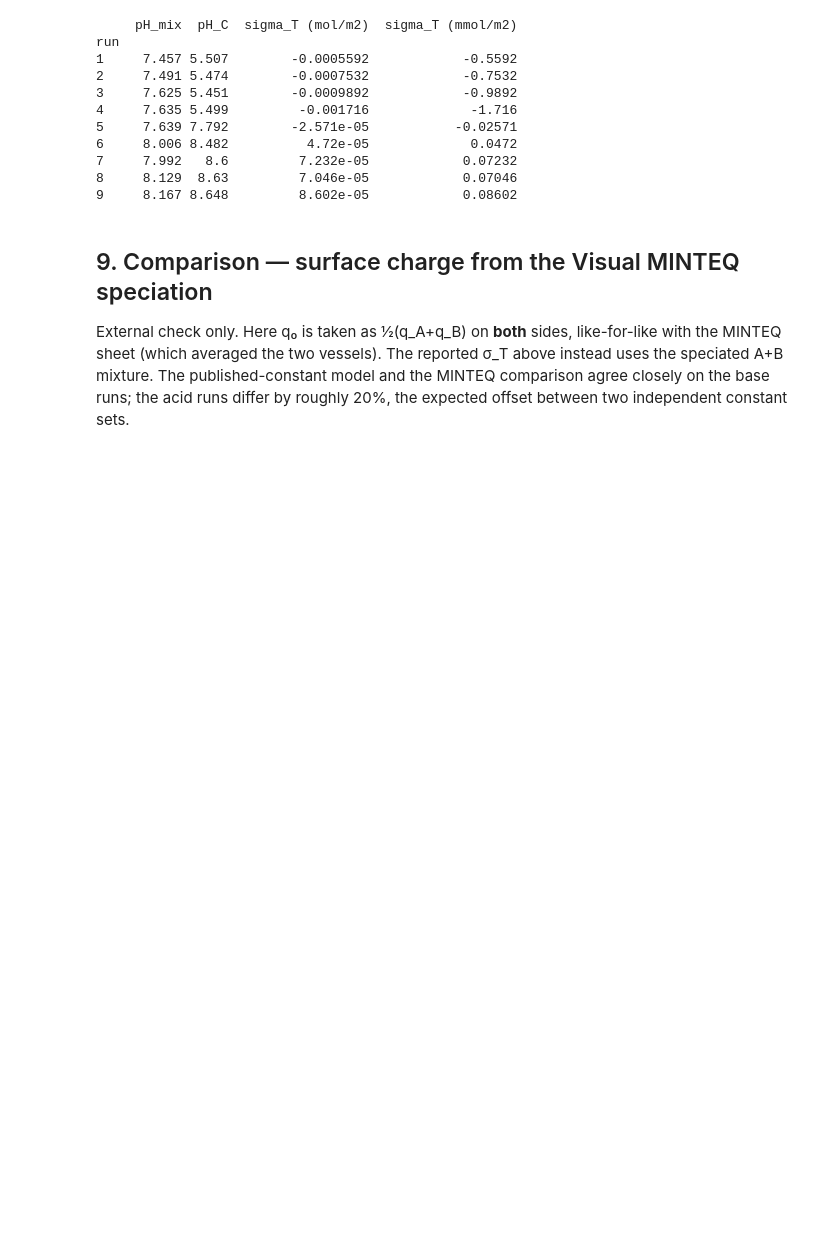
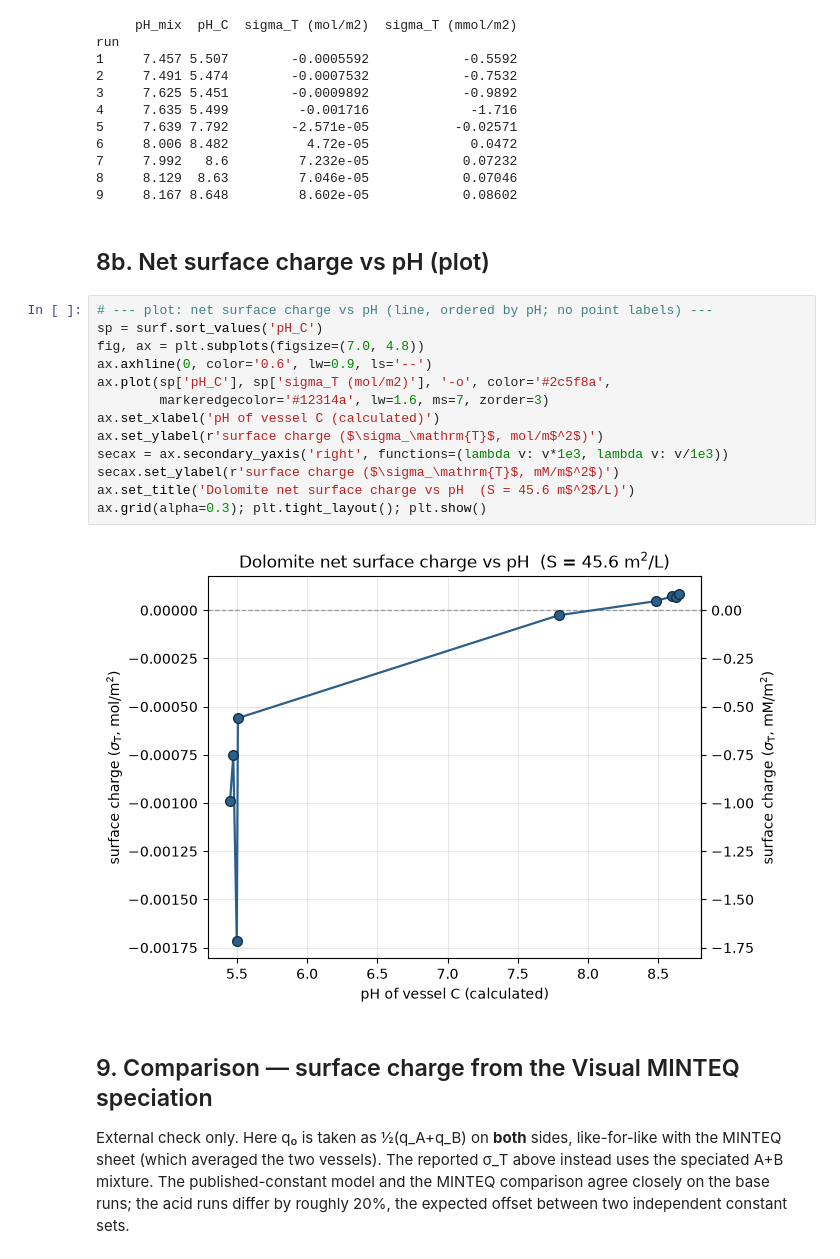
Before and after one commit to Marwa-2024/Speciation-calculation-, a Jupyter notebook: DolomiteSurfaceTitration.ipynb, the cells around one changed output. Saved outputs shown, nothing was run; the diff lists cells and outputs as text; blank space fills up the shorter version.

Commit message:
Add surface-charge line plot to notebook
Add a plot cell that draws net surface charge vs pH as a line ordered by pH,
without per-point run labels. Free-ion mass balances already documented in the
speciation section.

Co-Authored-By: Claude Opus 4.8 <noreply@anthropic.com>
Claude-Session: https://claude.ai/code/session_01HwN5FPaDt48Fz4XHdGHNYR

```diff
--- a/DolomiteSurfaceTitration.ipynb
+++ b/DolomiteSurfaceTitration.ipynb
@@ -320,6 +320,23 @@ run
 7     7.992   8.6         7.232e-05            0.07232
 8     8.129  8.63         7.046e-05            0.07046
 9     8.167 8.648         8.602e-05            0.08602
+# %% [markdown]
+## 8b. Net surface charge vs pH (plot)
+# %%
+# --- plot: net surface charge vs pH (line, ordered by pH; no point labels) ---
+sp = surf.sort_values('pH_C')
+fig, ax = plt.subplots(figsize=(7.0, 4.8))
+ax.axhline(0, color='0.6', lw=0.9, ls='--')
+ax.plot(sp['pH_C'], sp['sigma_T (mol/m2)'], '-o', color='#2c5f8a',
+        markeredgecolor='#12314a', lw=1.6, ms=7, zorder=3)
+ax.set_xlabel('pH of vessel C (calculated)')
+ax.set_ylabel(r'surface charge ($\sigma_\mathrm{T}$, mol/m$^2$)')
+secax = ax.secondary_yaxis('right', functions=(lambda v: v*1e3, lambda v: v/1e3))
+secax.set_ylabel(r'surface charge ($\sigma_\mathrm{T}$, mM/m$^2$)')
+ax.set_title('Dolomite net surface charge vs pH  (S = 45.6 m$^2$/L)')
+ax.grid(alpha=0.3); plt.tight_layout(); plt.show()
+# %% [output]
+[figure, added]
 # %% [markdown]
 ## 9. Comparison — surface charge from the Visual MINTEQ speciation
 
```
